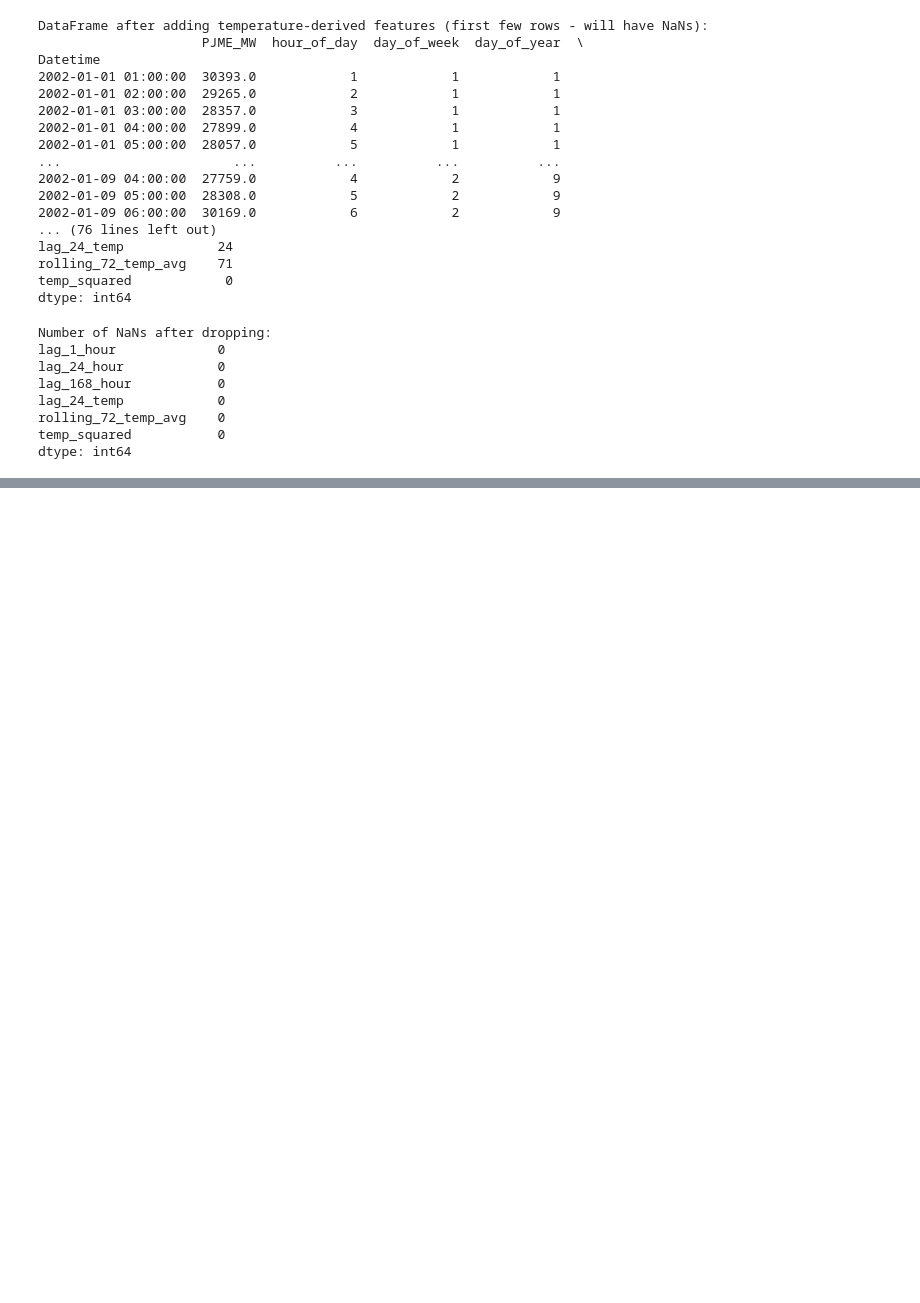
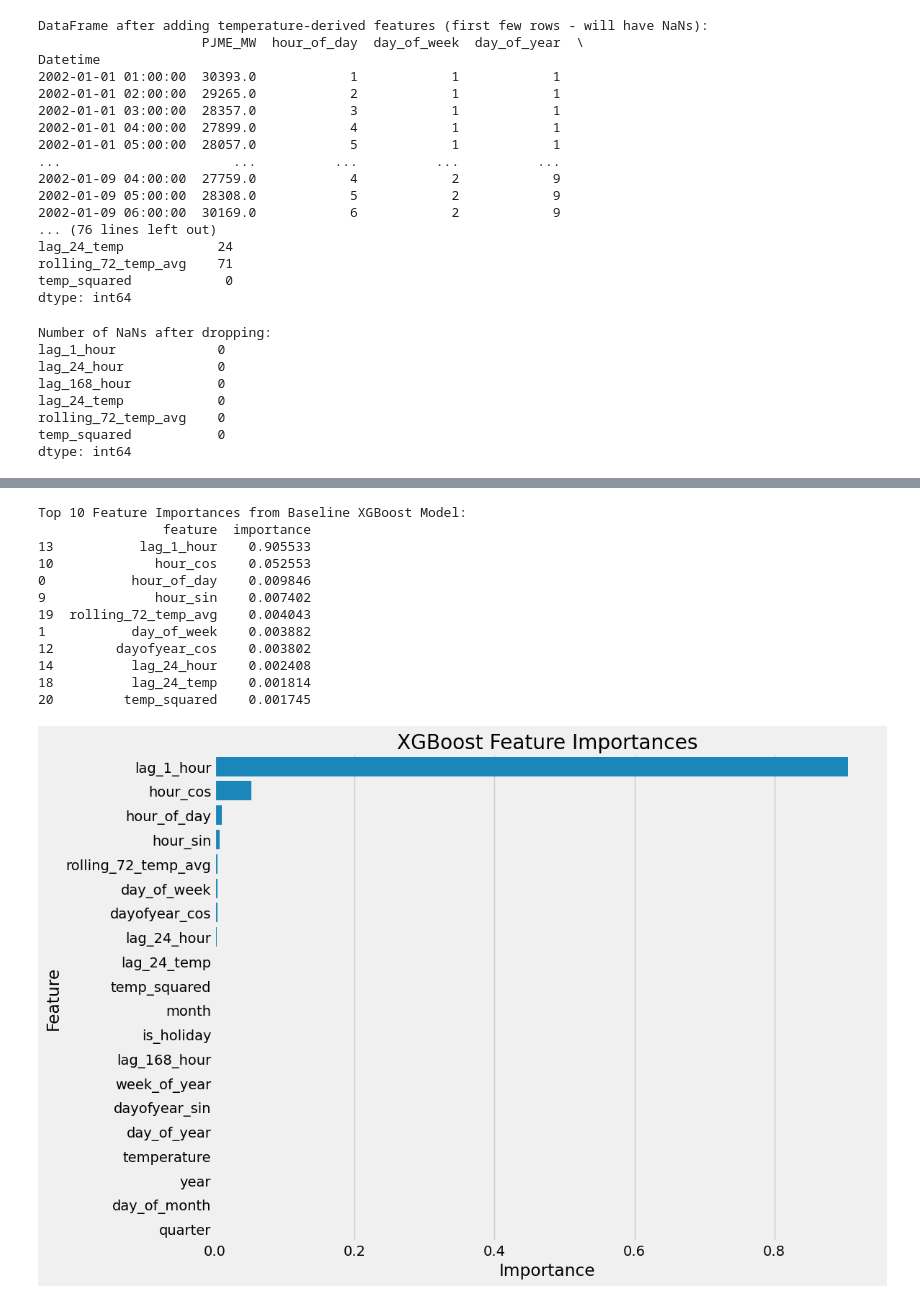
Before and after one commit to lorettayong/Energy-Consumption-Prediction, a Jupyter notebook: energy-prediction-pipeline.ipynb, the cells around one changed output, grey strips where cells are left out. Cells and saved outputs as stored; diff of their text form; code cells hidden in the pictures; blank space fills up the shorter version.

```diff
--- a/energy-prediction-pipeline.ipynb
+++ b/energy-prediction-pipeline.ipynb
@@ -476,0 +629,31 @@ dtype: int64
+# %%
+# Extract feature importances
+xgb_feature_importances = pd.DataFrame(
+    {'feature': X_train.columns, 'importance': xgb_model.feature_importances_}
+).sort_values(by='importance', ascending=False)
+
+print("\nTop 10 Feature Importances from Baseline XGBoost Model:")
+print(xgb_feature_importances.head(10))
+
+# Visualise all feature importances
+plt.figure(figsize=(12, 8))
+sns.barplot(x='importance', y='feature', data=xgb_feature_importances.head(20)) # top 20 features
+plt.title('XGBoost Feature Importances')
+plt.xlabel('Importance')
+plt.ylabel('Feature')
+plt.tight_layout()
+plt.show()
+# %% [output]
+Top 10 Feature Importances from Baseline XGBoost Model:
+                feature  importance
+13           lag_1_hour    0.905533
+10             hour_cos    0.052553
+0           hour_of_day    0.009846
+9              hour_sin    0.007402
+19  rolling_72_temp_avg    0.004043
+1           day_of_week    0.003882
+12        dayofyear_cos    0.003802
+14          lag_24_hour    0.002408
+18          lag_24_temp    0.001814
+20         temp_squared    0.001745
+[figure, added]
```
Also changed, not shown: parts of 11 cells of this notebook, 1 other file.
